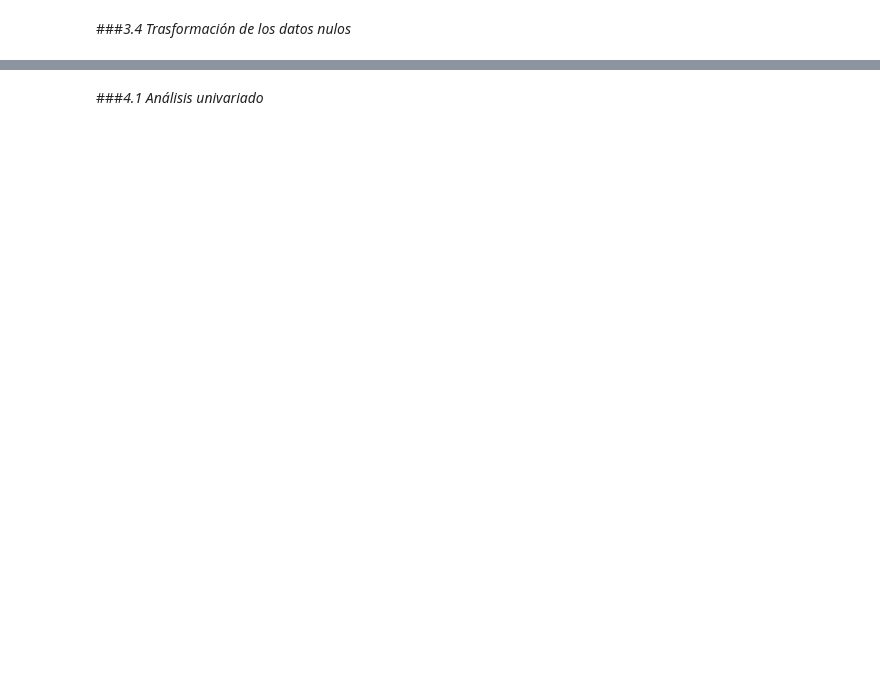
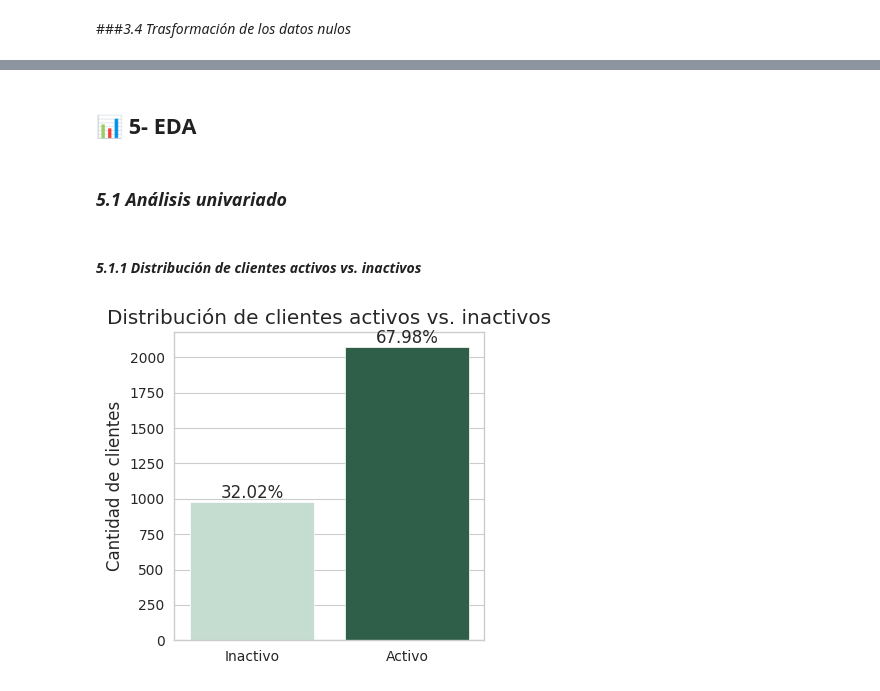
Before and after one commit to lomerrod/proyectofinalDS2, a Jupyter notebook: ProyectoParteIII+RodriguezLorena.ipynb, the cells around one changed output, grey strips where cells are left out. Saved outputs shown, nothing was run; the diff lists cells and outputs as text; code cells hidden in the pictures; blank space fills up the shorter version.

```diff
--- a/ProyectoParteIII+RodriguezLorena.ipynb
+++ b/ProyectoParteIII+RodriguezLorena.ipynb
@@ -752,0 +1096,3 @@ Length: 6, dtype: Int64
+# %%
+df_toneladas_por_compra = toneladas_por_cliente.merge(ventas_fecha[['CLIENTE', 'CANTIDAD_COMPRAS']], on='CLIENTE', how='left')
+df_toneladas_por_compra['TONELADAS_POR_COMPRA'] = df_toneladas_por_compra['TONELADAS_COMPRADAS'] / df_toneladas_por_compra['CANTIDAD_COMPRAS']
@@ -752,0 +1113,3 @@ Length: 6, dtype: Int64
+# %%
+satisfaccion_promedio = df_reclamos2024.groupby('CLIENTE')['SATISFACCION'].mean().reset_index(name='SATISFACCION_PROMEDIO')
+clientes_con_reclamos = df_reclamos2024['CLIENTE'].unique()
@@ -753,2 +1193,47 @@ Length: 6, dtype: Int64
+# %% [markdown]
+## **📊 5- EDA**
+# %%
+# Estilo para utilizar en gráficos
+plt.style.use('ggplot')
+sns.set_style('whitegrid')
+
+paleta_verde = [
+    '#e0f2e9', '#c1e1d0', '#a8d5ba', '#7fc8a9', '#4caf8d',
+    '#39916e', '#2f7d59', '#276749', '#1e5631', '#144c29'
+]
+
+import random
+from matplotlib.colors import LinearSegmentedColormap
+
+paleta_verde_desordenada = random.sample(paleta_verde, len(paleta_verde))
+
+# Definir un degradado verde que empieza en un verde medio (más oscuro que el muy claro) hasta verde oscuro
+colores = ["#2e7d32", "#a8d5ba"]  # verde medio a verde oscuro
+
+# Crear la paleta con 37 colores dentro de ese rango
+cmap = LinearSegmentedColormap.from_list("verde_personalizado", colores, N=37)
+paleta_verde_degradado = [cmap(i) for i in np.linspace(0, 1, 37)]
 # %% [markdown]
-###*4.1 Análisis univariado*
+### *5.1 Análisis univariado*
+# %% [markdown]
+####  *5.1.1 Distribución de clientes activos vs. inactivos*
+# %%
+# Columna con etiquetas legibles
+df_variables_final['ACTIVO_LABEL'] = df_variables_final['ACTIVO'].map({True: 'Activo', False: 'Inactivo'})
+
+plt.figure(figsize=(4,4))
+ax = sns.countplot(data=df_variables_final, x='ACTIVO_LABEL', palette=paleta_verde_desordenada)
+plt.title('Distribución de clientes activos vs. inactivos')
+plt.xlabel('')
+plt.ylabel('Cantidad de clientes')
+
+total = len(df_variables_final)
+for p in ax.patches:
+    porcentaje = f'{100 * p.get_height() / total:.2f}%'
+    x = p.get_x() + p.get_width() / 2
+    y = p.get_height()
+    ax.text(x, y + total*0.01, porcentaje, ha='center', fontsize=12)
+
+plt.show()
+# %% [output]
+[figure, added]
```
Also changed, not shown: parts of 83 cells of this notebook.
